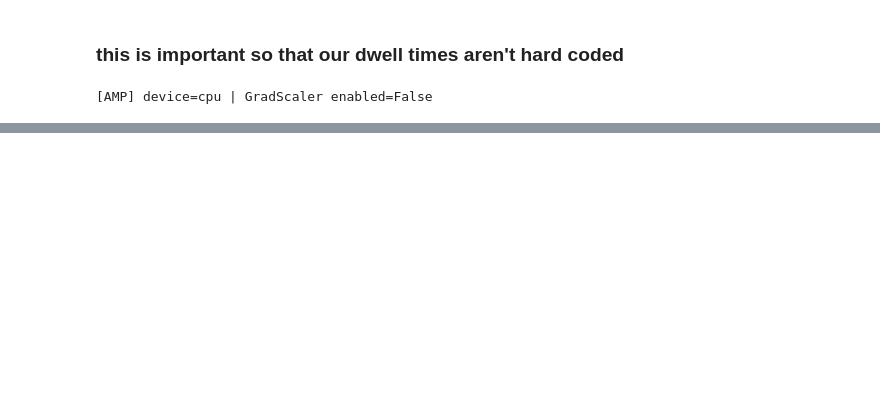
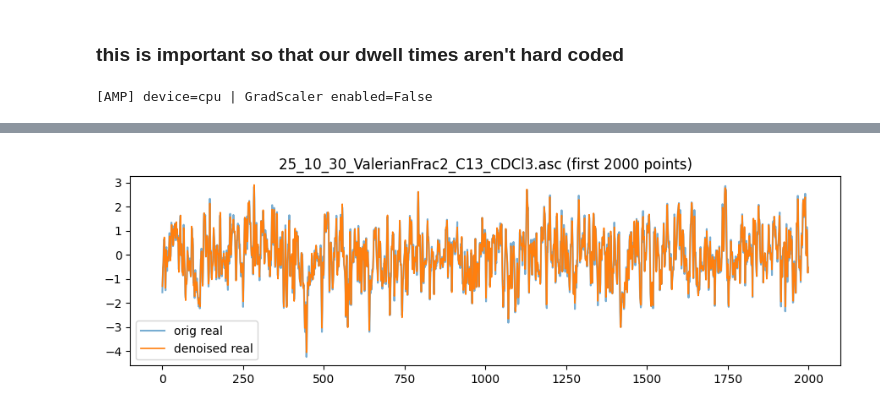
Before and after one commit to Quintinlf/NMR-Project, a Jupyter notebook: deep_learning_model.ipynb, the cells around one changed output, grey strips where cells are left out. Cells and saved outputs as stored; diff of their text form; code cells hidden in the pictures; blank space fills up the shorter version.

```diff
--- a/deep_learning_model.ipynb
+++ b/deep_learning_model.ipynb
@@ -844,0 +843,86 @@ Metrics → MSE=7.387e-01 | SNR orig=43.62 dB | den=43.97 dB | Δ=0.35 dB
+# %%
+
+# ---- Processing loop ----
+rows = []
+previewed = improved = processed = saved = 0
+max_preview = 10
+nu0_Hz = 399.78219838e6
+
+print("[Run] Starting denoise + metrics...")
+for fpath in files:
+    fname = os.path.basename(fpath)
+    try:
+        t, r, im = _read_asc(fpath)
+        pair = np.stack([r, im]).astype(np.float32)          # (2,L)
+        sig = _preprocess_pair(pair)
+        den = _denoise(sig)
+        env_x = np.sqrt(sig[0]**2 + sig[1]**2)
+        env_y = np.sqrt(den[0]**2 + den[1]**2)
+        mse = float(np.mean((den - sig)**2))
+        snr_x = _snr_from_env(env_x)
+        snr_y = _snr_from_env(env_y)
+        dsnr = snr_y - snr_x if np.isfinite(snr_x) and np.isfinite(snr_y) else np.nan
+        dt_i = _robust_dt(t)
+        nyq_hz = (1.0 / (2.0 * dt_i)) if np.isfinite(dt_i) and dt_i > 0 else np.nan
+        nyq_ppm = nyq_hz / (nu0_Hz / 1e6) if np.isfinite(nyq_hz) else np.nan
+        T2_i = _estimate_t2_from_pair(sig, dt_i if np.isfinite(dt_i) else np.nan)
+
+        if np.isfinite(dsnr) and dsnr > 0.5:
+            improved += 1
+
+        if previewed < max_preview:
+            _head_print(t, r, im, label=f"Head → {fname}")
+            print(f"Metrics → MSE={mse:.3e} | SNR orig={snr_x:.2f} dB | den={snr_y:.2f} dB | Δ={dsnr:.2f} dB")
+            early = min(2000, sig.shape[1])
+            plt.figure(figsize=(9,3))
+            plt.plot(np.arange(early), sig[0,:early], label='orig real', alpha=0.6)
+            plt.plot(np.arange(early), den[0,:early], label='denoised real', lw=1.2)
+            plt.legend(); plt.title(f"{fname} (first {early} points)"); plt.tight_layout(); plt.show()
+            previewed += 1
+
+        if save_outputs:
+            out_path = os.path.join(out_dir, os.path.splitext(fname)[0] + "_denoised.asc")
+            np.savetxt(out_path,
+                       np.column_stack([t, den[0], den[1]]),
+                       fmt="%.9g",
+                       header="time_s real imag",
+                       comments="")
+            saved += 1
+
+        Acq_time_s = sig.shape[1] * dt_i if np.isfinite(dt_i) else np.nan
+        SW_file_Hz = 1.0 / dt_i if np.isfinite(dt_i) and dt_i > 0 else np.nan
+        DR_file_Hz = SW_file_Hz / sig.shape[1] if np.isfinite(SW_file_Hz) else np.nan
+        DR_file_ppm = DR_file_Hz / (nu0_Hz / 1e6) if np.isfinite(DR_file_Hz) else np.nan
+
+        rows.append({
+            "file": fname,
+            "N": sig.shape[1],
+            "dt_s": dt_i,
+            "Acq_time_s": Acq_time_s,
+            "SW_Hz": SW_file_Hz,
+            "DR_Hz_per_pt": DR_file_Hz,
+            "DR_ppm_per_pt": DR_file_ppm,
+            "nyquist_hz": nyq_hz,
+            "nyquist_ppm": nyq_ppm,
+            "T2_s": T2_i,
+            "ΔSNR_dB": dsnr
+        })
+        processed += 1
+
+    except Exception as e:
+        print(f"[Skip] {fname}: {e}")
+        continue
+
+summary_df = pd.DataFrame(rows)
+print("\n--- Summary ---")
+if not summary_df.empty:
+    print(summary_df.to_string(index=False,
+                               float_format=lambda x: f"{x:.6g}"))
+else:
+    print("No files processed.")
+print(f"\nProcessed: {processed} | Previewed: {previewed} | Improved ΔSNR>0.5: {improved} | Saved: {saved}")
+
+# Quick dtype sanity check
+model_dtype = next(iter(model_physics.parameters())).dtype
+print(f"[DType] Model params dtype={model_dtype} example signal dtype={sig.dtype}")
+# %% [output]
@@ -844,0 +942 @@ Metrics → MSE=7.387e-01 | SNR orig=43.62 dB | den=43.97 dB | Δ=0.35 dB
+[figure, added]
```
Also changed, not shown: parts of 11 cells of this notebook.
